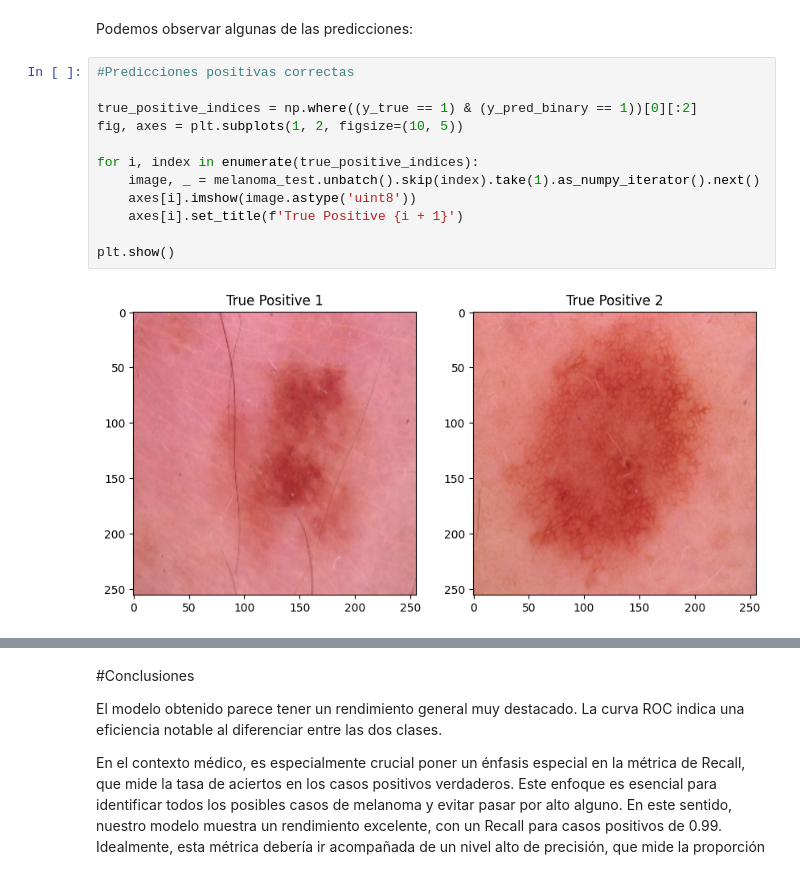
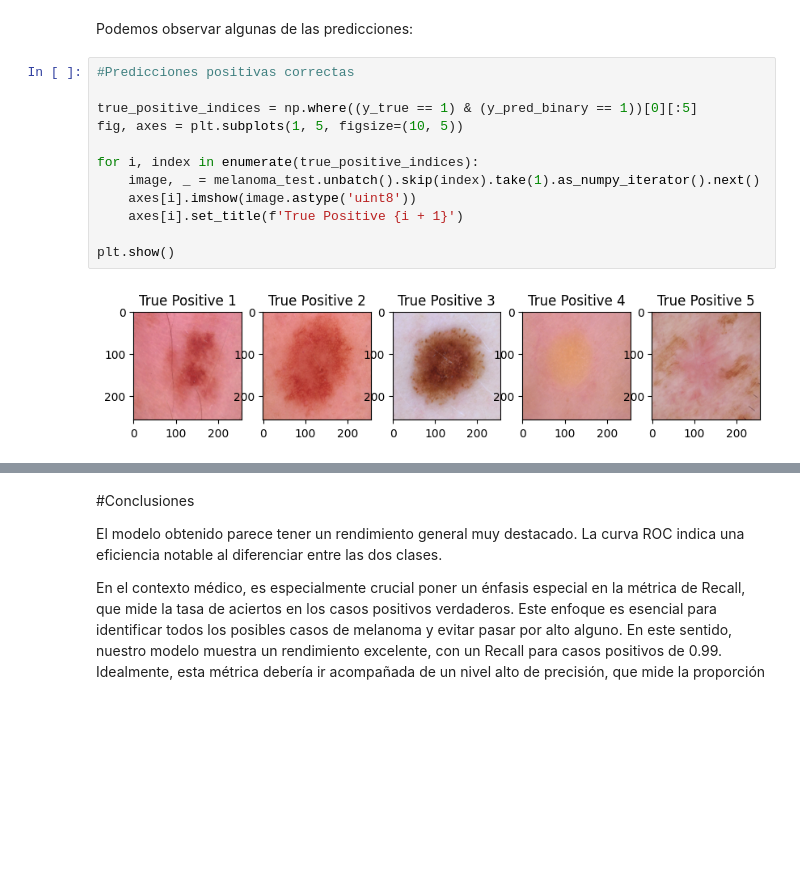
Before and after one commit to jmibarrap/M2-Portafolio_de_implementaci-n, a Jupyter notebook: a01706970_CNN_M2.ipynb, the cells around one changed output, grey strips where cells are left out. Saved outputs shown, nothing was run; the diff lists cells and outputs as text; blank space fills up the shorter version.

```diff
--- a/a01706970_CNN_M2.ipynb
+++ b/a01706970_CNN_M2.ipynb
@@ -517,17 +517,17 @@ Podemos observar algunas de las predicciones:
 # %%
 #Predicciones positivas correctas
 
-true_positive_indices = np.where((y_true == 1) & (y_pred_binary == 1))[0][:2]
-fig, axes = plt.subplots(1, 2, figsize=(10, 5))
+true_positive_indices = np.where((y_true == 1) & (y_pred_binary == 1))[0][:5]
+fig, axes = plt.subplots(1, 5, figsize=(10, 5))
 
 for i, index in enumerate(true_positive_indices):
     image, _ = melanoma_test.unbatch().skip(index).take(1).as_numpy_iterator().next()
     axes[i].imshow(image.astype('uint8'))
     axes[i].set_title(f'True Positive {i + 1}')
 
 plt.show()
 # %% [output]
-[figure, old version]
+[figure, new version]
 # %%
 #predicciones negativas correctas
 
```
Also changed, not shown: parts of 5 cells of this notebook, 2 other files.
